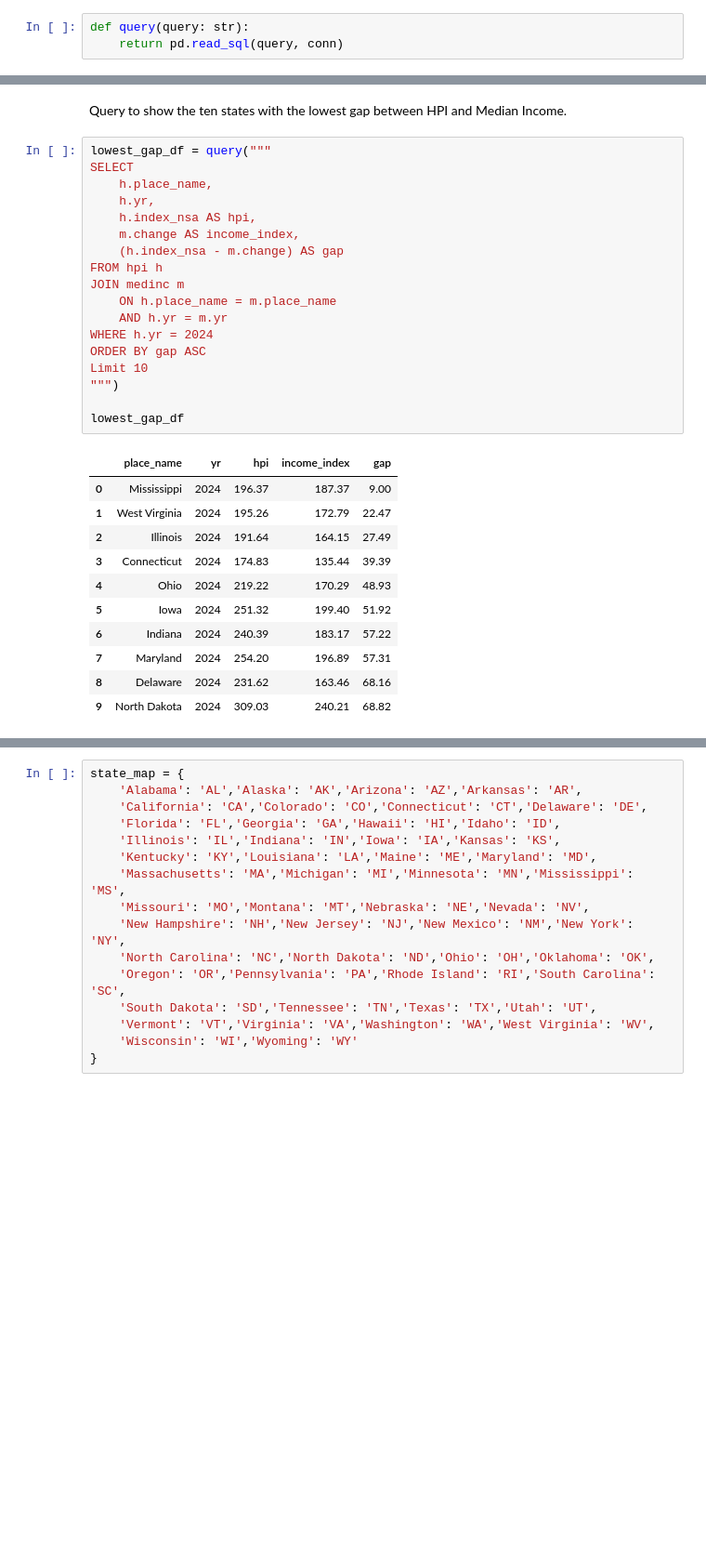
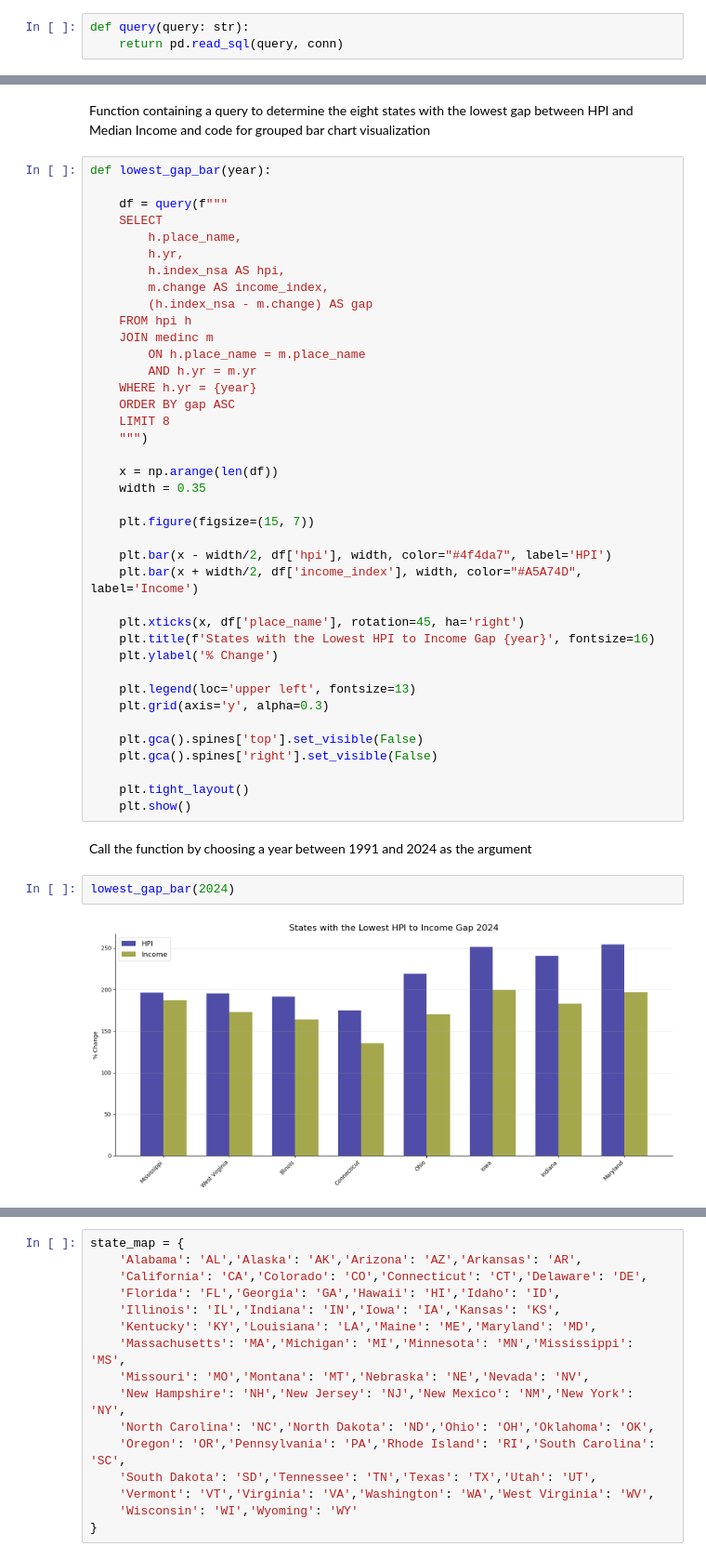
Before and after one commit to rhyman7/Home_Price_v_Median_Income_1991-2024, a Jupyter notebook: sql_and_visuals.ipynb, the cells around one changed output, grey strips where cells are left out. Shown at 93% size. Saved outputs shown, nothing was run; the diff lists cells and outputs as text; blank space fills up the shorter version.

```diff
--- a/sql_and_visuals.ipynb
+++ b/sql_and_visuals.ipynb
@@ -111,33 +94,48 @@ main_gap_df
 # %% [markdown]
-Query to show the ten states with the lowest gap between HPI and Median Income.
+Function containing a query to determine the eight states with the lowest gap between HPI and Median Income and code for grouped bar chart visualization
 # %%
-lowest_gap_df = query("""
-SELECT
-    h.place_name,
-    h.yr,
-    h.index_nsa AS hpi,
-    m.change AS income_index,
-    (h.index_nsa - m.change) AS gap
-FROM hpi h
-JOIN medinc m
-    ON h.place_name = m.place_name
-    AND h.yr = m.yr
-WHERE h.yr = 2024
-ORDER BY gap ASC
-Limit 10
-""")
+def lowest_gap_bar(year):
 
-lowest_gap_df
+    df = query(f"""
+    SELECT
+        h.place_name,
+        h.yr,
+        h.index_nsa AS hpi,
+        m.change AS income_index,
+        (h.index_nsa - m.change) AS gap
+    FROM hpi h
+    JOIN medinc m
+        ON h.place_name = m.place_name
+        AND h.yr = m.yr
+    WHERE h.yr = {year}
+    ORDER BY gap ASC
+    LIMIT 8
+    """)
+
+    x = np.arange(len(df))
+    width = 0.35
+
+    plt.figure(figsize=(15, 7))
+
+    plt.bar(x - width/2, df['hpi'], width, color="#4f4da7", label='HPI')
+    plt.bar(x + width/2, df['income_index'], width, color="#A5A74D", label='Income')
+
+    plt.xticks(x, df['place_name'], rotation=45, ha='right')
+    plt.title(f'States with the Lowest HPI to Income Gap {year}', fontsize=16)
+    plt.ylabel('% Change')
+
+    plt.legend(loc='upper left', fontsize=13)
+    plt.grid(axis='y', alpha=0.3)
+
+    plt.gca().spines['top'].set_visible(False)
+    plt.gca().spines['right'].set_visible(False)
+
+    plt.tight_layout()
+    plt.show()
-# %% [output]
-|  | place_name | yr | hpi | income_index | gap |
-| 0 | Mississippi | 2024 | 196.37 | 187.37 | 9.00 |
-| 1 | West Virginia | 2024 | 195.26 | 172.79 | 22.47 |
-| 2 | Illinois | 2024 | 191.64 | 164.15 | 27.49 |
-| 3 | Connecticut | 2024 | 174.83 | 135.44 | 39.39 |
-| 4 | Ohio | 2024 | 219.22 | 170.29 | 48.93 |
-| 5 | Iowa | 2024 | 251.32 | 199.40 | 51.92 |
-| 6 | Indiana | 2024 | 240.39 | 183.17 | 57.22 |
-| 7 | Maryland | 2024 | 254.20 | 196.89 | 57.31 |
-| 8 | Delaware | 2024 | 231.62 | 163.46 | 68.16 |
-| 9 | North Dakota | 2024 | 309.03 | 240.21 | 68.82 |
+# %% [markdown]
+Call the function by choosing a year between 1991 and 2024 as the argument
+# %%
+lowest_gap_bar(2024)
+# %% [output]
+[figure, added]
 # %% [markdown]
```
Also changed, not shown: parts of 48 cells of this notebook, 4 other files.
